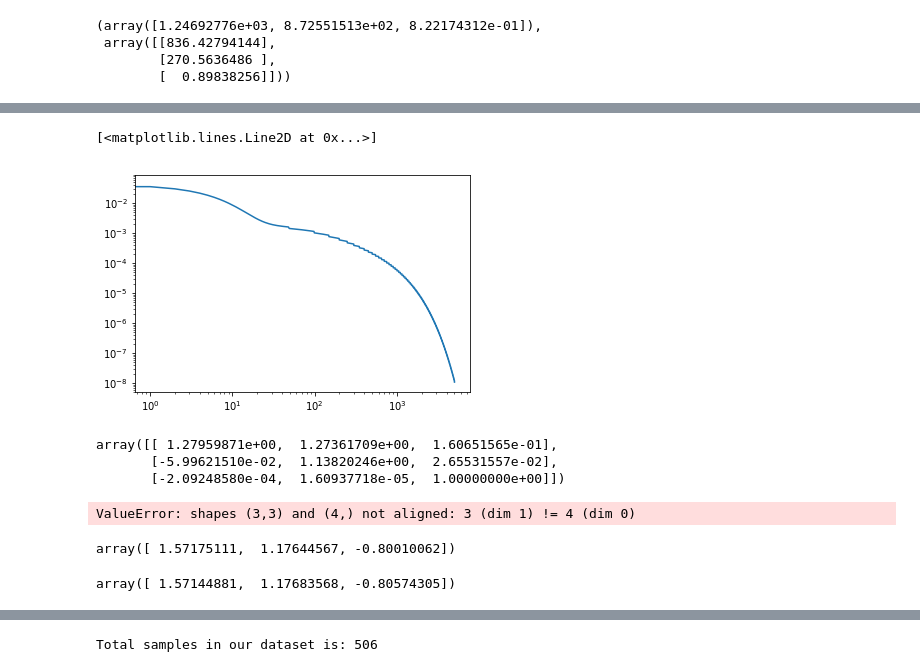
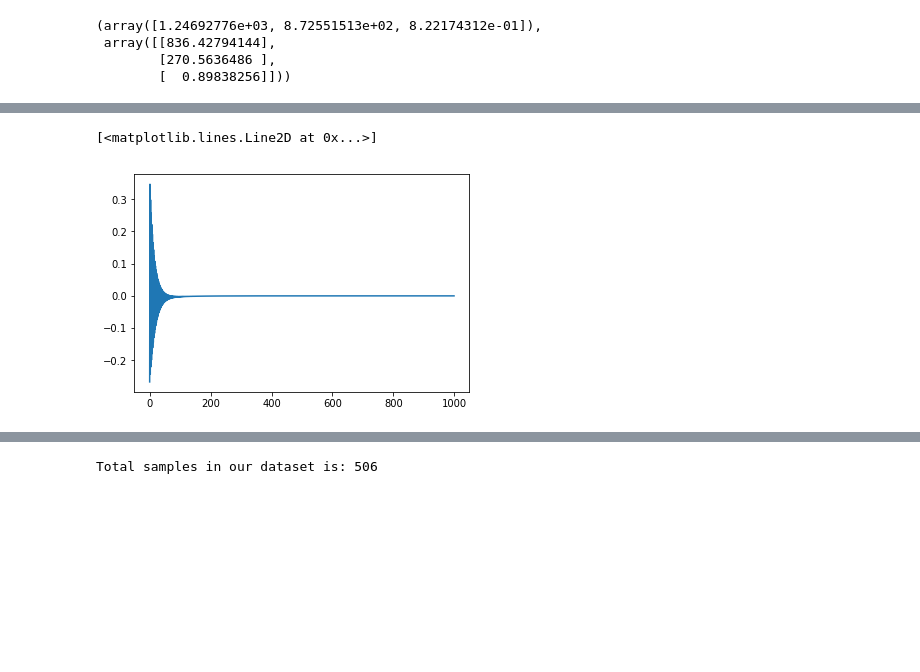
Before and after one commit to choice17/ransac_with_homography, a Jupyter notebook: regression.ipynb, the cells around one changed output, grey strips where cells are left out. Saved outputs shown, nothing was run; the diff lists cells and outputs as text; code cells hidden in the pictures; blank space fills up the shorter version.

```diff
--- a/regression.ipynb
+++ b/regression.ipynb
@@ -259,11 +259,5 @@ plt.loglog(reg.j_hist)
 # %%
-plt.loglog(np.array(dv_hist)*-1)
+plt.plot(np.array(dv_hist))
 # %% [output]
 [<matplotlib.lines.Line2D at 0x...>]
-[figure, old version]
+[figure, new version]
-# %%
-reg.var.val
-# %% [output]
-array([[ 1.27959871e+00,  1.27361709e+00,  1.60651565e-01],
-       [-5.99621510e-02,  1.13820246e+00,  2.65531557e-02],
-       [-2.09248580e-04,  1.60937718e-05,  1.00000000e+00]])
@@ -273,12 +263,0 @@ test_y = (data_y[:,0] - reg.y_mean) / reg.y_std
-# %%
-pred_y = np.dot(reg.var.val, test_x)
-# %% [output]
-ValueError: shapes (3,3) and (4,) not aligned: 3 (dim 1) != 4 (dim 0)
-# %%
-test_y
-# %% [output]
-array([ 1.57175111,  1.17644567, -0.80010062])
-# %%
-pred_y
-# %% [output]
-array([ 1.57144881,  1.17683568, -0.80574305])
```
Also changed, not shown: parts of 15 cells of this notebook.
